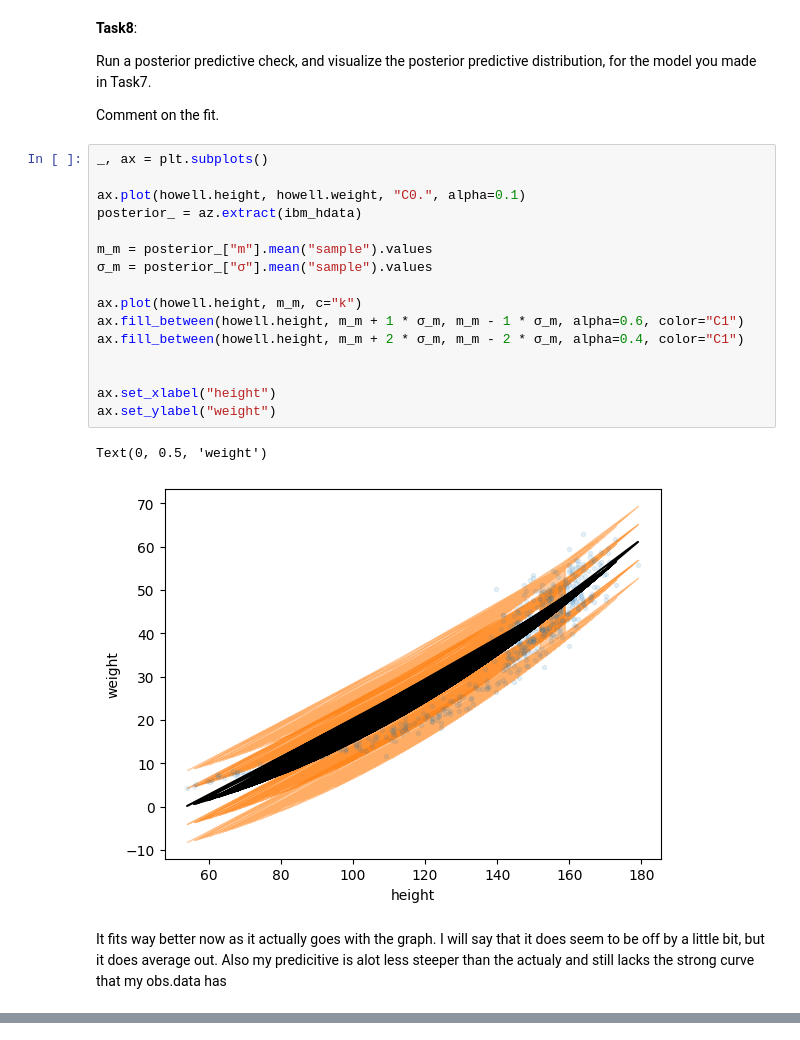
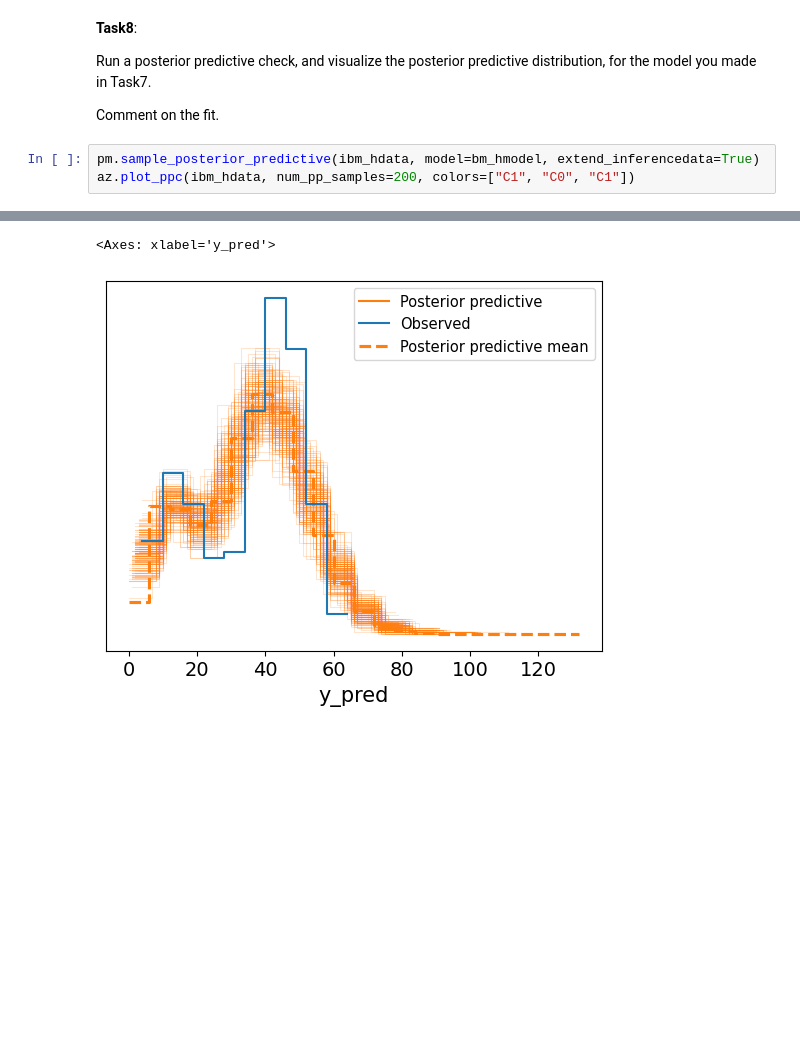
Before and after one commit to YoishD/Data-Science-B7, a Jupyter notebook: Copy_of_Unit5ExercisesSF.ipynb, the cells around one changed output, grey strips where cells are left out. Drawn from its saved outputs; the diff is of its cells as text; blank space fills up the shorter version.

```diff
--- a/Copy_of_Unit5ExercisesSF.ipynb
+++ b/Copy_of_Unit5ExercisesSF.ipynb
@@ -277,24 +281,7 @@ array([[<Axes: title={'center': 'm'}>, <Axes: title={'center': 'm'}>],
 Run a posterior predictive check, and visualize the posterior predictive distribution, for the model you made in Task7.
 
 Comment on the fit.
-# %%
-_, ax = plt.subplots()
-
-ax.plot(howell.height, howell.weight, "C0.", alpha=0.1)
-posterior_ = az.extract(ibm_hdata)
-
-m_m = posterior_["m"].mean("sample").values
-σ_m = posterior_["σ"].mean("sample").values
-
-ax.plot(howell.height, m_m, c="k")
-ax.fill_between(howell.height, m_m + 1 * σ_m, m_m - 1 * σ_m, alpha=0.6, color="C1")
-ax.fill_between(howell.height, m_m + 2 * σ_m, m_m - 2 * σ_m, alpha=0.4, color="C1")
-
-
-ax.set_xlabel("height")
-ax.set_ylabel("weight")
-# %% [output]
-Text(0, 0.5, 'weight')
-[figure, removed]
-# %% [markdown]
-It fits way better now as it actually goes with the graph. I will say that it does seem to be off by a little bit, but it does average out. Also my predicitive is alot less steeper than the actualy and still lacks the strong curve that my obs.data has
+# %%
+pm.sample_posterior_predictive(ibm_hdata, model=bm_hmodel, extend_inferencedata=True)
+az.plot_ppc(ibm_hdata, num_pp_samples=200, colors=["C1", "C0", "C1"])
+# %% [output]
@@ -300,0 +290,2 @@ It fits way better now as it actually goes with the graph. I will say that it do
+<Axes: xlabel='y_pred'>
+[figure, added]
```
Also changed, not shown: parts of 7 cells of this notebook.
